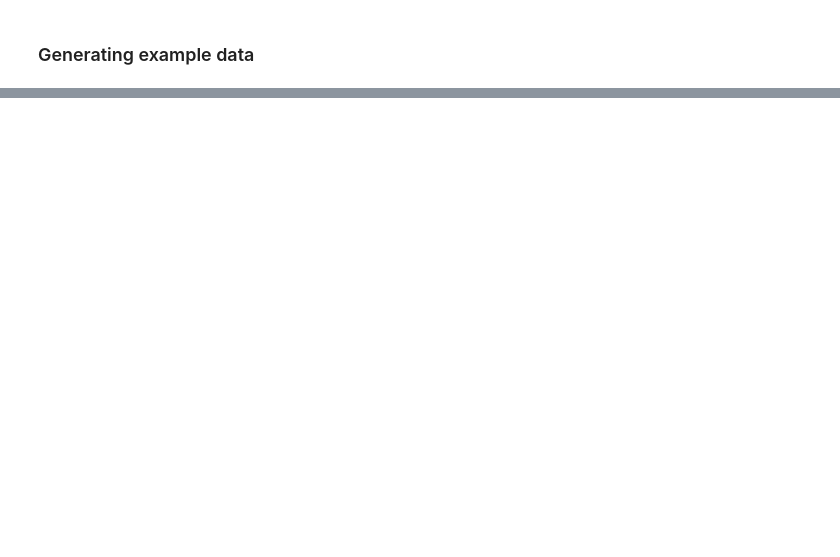
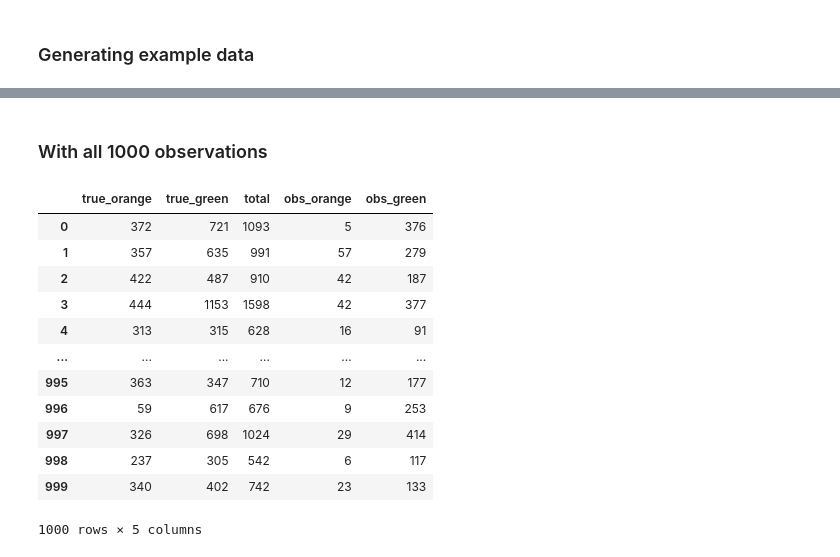
Before and after one commit to davcamer/incompletebinary, a Jupyter notebook: example_daily_data.ipynb, the cells around one changed output, grey strips where cells are left out. Cells and saved outputs as stored; diff of their text form; code cells hidden in the pictures; blank space fills up the shorter version.

```diff
--- a/example_daily_data.ipynb
+++ b/example_daily_data.ipynb
@@ -118,0 +194,19 @@ array([[<Axes: title={'center': 'orange_daily'}>,
+# %% [markdown]
+### With all 1000 observations
+# %%
+data_df_1000 = df[:1000]
+data_df_1000
+# %% [output]
+|  | true_orange | true_green | total | obs_orange | obs_green |
+| 0 | 372 | 721 | 1093 | 5 | 376 |
+| 1 | 357 | 635 | 991 | 57 | 279 |
+| 2 | 422 | 487 | 910 | 42 | 187 |
+| 3 | 444 | 1153 | 1598 | 42 | 377 |
+| 4 | 313 | 315 | 628 | 16 | 91 |
+| ... | ... | ... | ... | ... | ... |
+| 995 | 363 | 347 | 710 | 12 | 177 |
+| 996 | 59 | 617 | 676 | 9 | 253 |
+| 997 | 326 | 698 | 1024 | 29 | 414 |
+| 998 | 237 | 305 | 542 | 6 | 117 |
+| 999 | 340 | 402 | 742 | 23 | 133 |
+1000 rows × 5 columns
```
Also changed, not shown: parts of 12 cells of this notebook.
